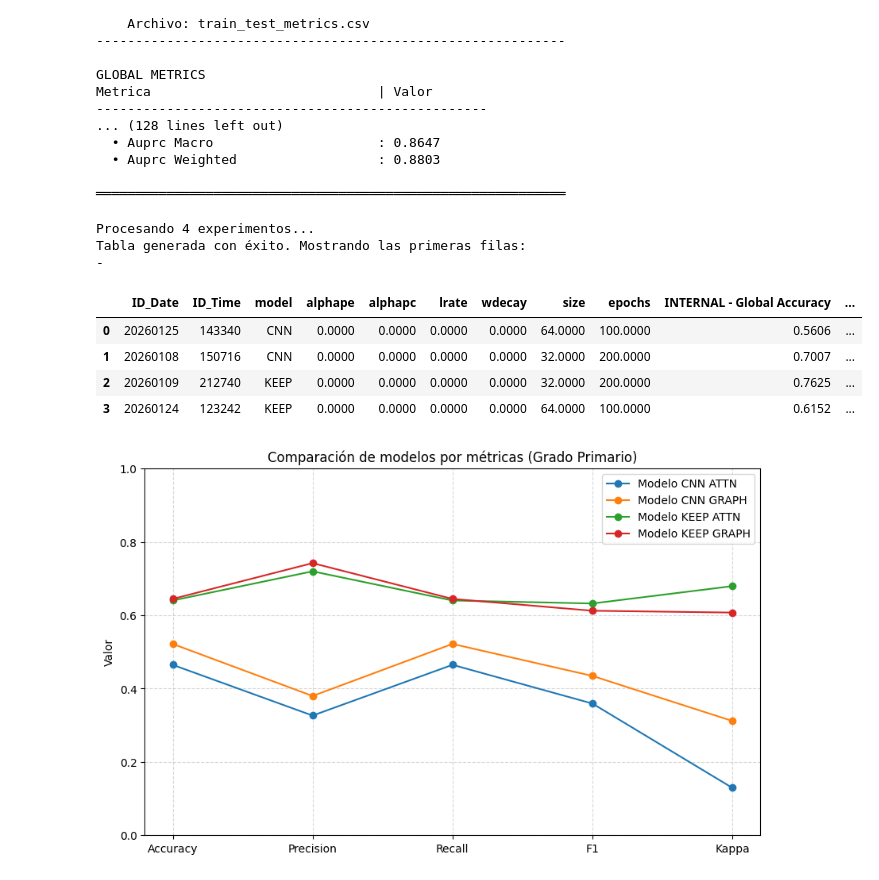
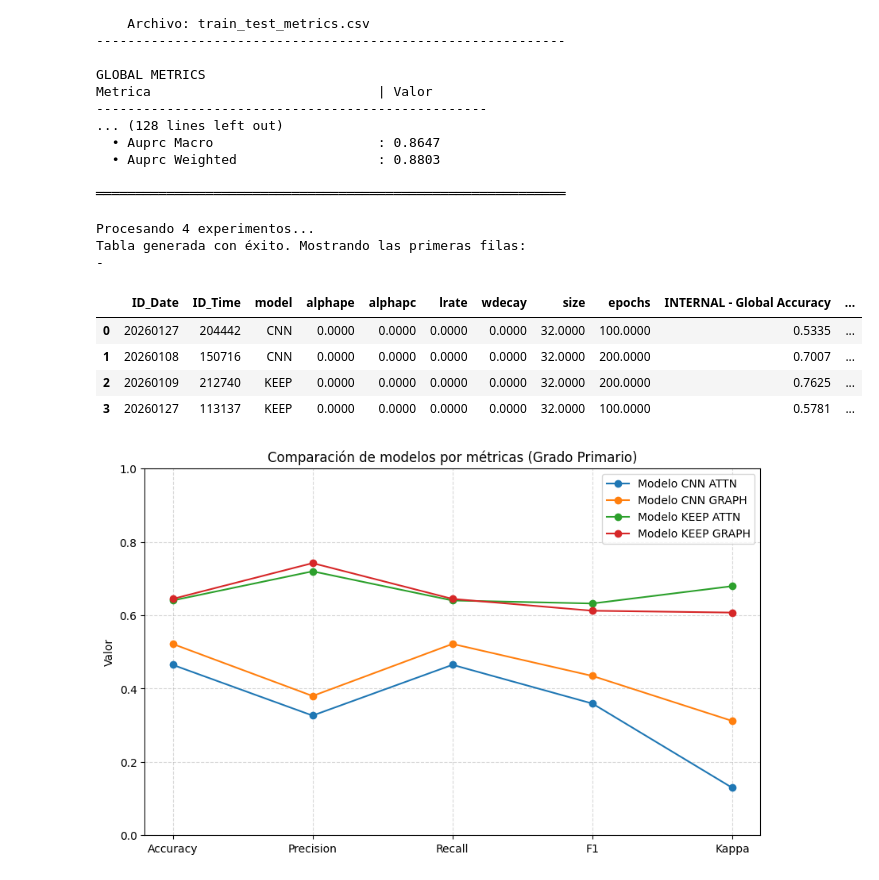
Before and after one commit to Nataliah612/Prost_Graph, a Jupyter notebook: notebooks/results_visualization.ipynb, the cells around one changed output. Cells and saved outputs as stored; diff of their text form; code cells hidden in the pictures.

```diff
--- a/notebooks/results_visualization.ipynb
+++ b/notebooks/results_visualization.ipynb
@@ -369,39 +369,39 @@ def estilizar_tabla(df):
                    ])
 
 # ==============================================================================
 # EJEMPLO DE USO
 # ==============================================================================
 
 # 1. Define tu lista de rutas (puedes usar glob para obtenerlas automáticamente)
 experimentos = [
-    r"/workspace/results/20260125_143340_model-CNN_frozen_mlp_alphape-0_alphapc-0_AdamW_lrate-1e-05_wdecay-1e-05_batch_size-64_epochs-100",
+    r"/workspace/results/20260127_204442_model-CNN_frozen_mlp_alphape-0_alphapc-0_AdamW_lrate-1e-05_wdecay-1e-05_batch_size-32_epochs-100",
     r"/workspace/results/20260108_150716_model-CNN_frozen_graph_alphape-0_alphapc-0_AdamW_lrate-1e-05_wdecay-1e-05_batch_size-32_epochs-200",
     r"/workspace/results/20260109_212740_model-KEEP_frozen_graph_alphape-0_alphapc-0_AdamW_lrate-1e-05_wdecay-1e-05_batch_size-32_epochs-200",
-    r"/workspace/results/20260124_123242_model-KEEP_frozen_mlp_alphape-0_alphapc-0_AdamW_lrate-1e-05_wdecay-1e-05_batch_size-64_epochs-100",
+    r"/workspace/results/20260127_113137_model-KEEP_frozen_mlp_alphape-0_alphapc-0_AdamW_lrate-1e-05_wdecay-1e-05_batch_size-32_epochs-100",
 ]
 
 # O usar glob para coger todas las carpetas en results:
 # import glob
 # experimentos = glob.glob("/workspace/results/*")
 
 # 2. Generar el DataFrame
 df_resultados, df_reducido = generar_tabla_comparativa_red(experimentos)
 
 # 3. Mostrar resultados
 print("Tabla generada con éxito. Mostrando las primeras filas:")
 estilizar_tabla(df_resultados)
 
 print("-")
 estilizar_tabla(df_reducido)
 # %% [output]
 Procesando 4 experimentos...
 Tabla generada con éxito. Mostrando las primeras filas:
 -
 |  | ID_Date | ID_Time | model | alphape | alphapc | lrate | wdecay | size | epochs | INTERNAL - Global Accuracy | ... |
-| 0 | 20260125 | 143340 | CNN | 0.0000 | 0.0000 | 0.0000 | 0.0000 | 64.0000 | 100.0000 | 0.5606 | ... |
+| 0 | 20260127 | 204442 | CNN | 0.0000 | 0.0000 | 0.0000 | 0.0000 | 32.0000 | 100.0000 | 0.5335 | ... |
 | 1 | 20260108 | 150716 | CNN | 0.0000 | 0.0000 | 0.0000 | 0.0000 | 32.0000 | 200.0000 | 0.7007 | ... |
 | 2 | 20260109 | 212740 | KEEP | 0.0000 | 0.0000 | 0.0000 | 0.0000 | 32.0000 | 200.0000 | 0.7625 | ... |
-| 3 | 20260124 | 123242 | KEEP | 0.0000 | 0.0000 | 0.0000 | 0.0000 | 64.0000 | 100.0000 | 0.6152 | ... |
+| 3 | 20260127 | 113137 | KEEP | 0.0000 | 0.0000 | 0.0000 | 0.0000 | 32.0000 | 100.0000 | 0.5781 | ... |
 # %%
 import matplotlib.pyplot as plt
 import numpy as np
```
Also changed, not shown: 4 other files.
